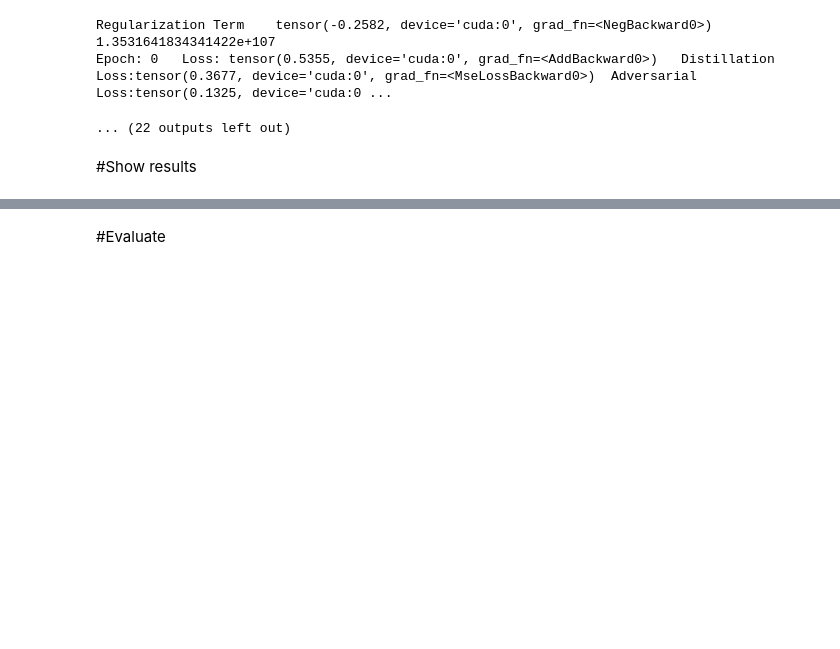
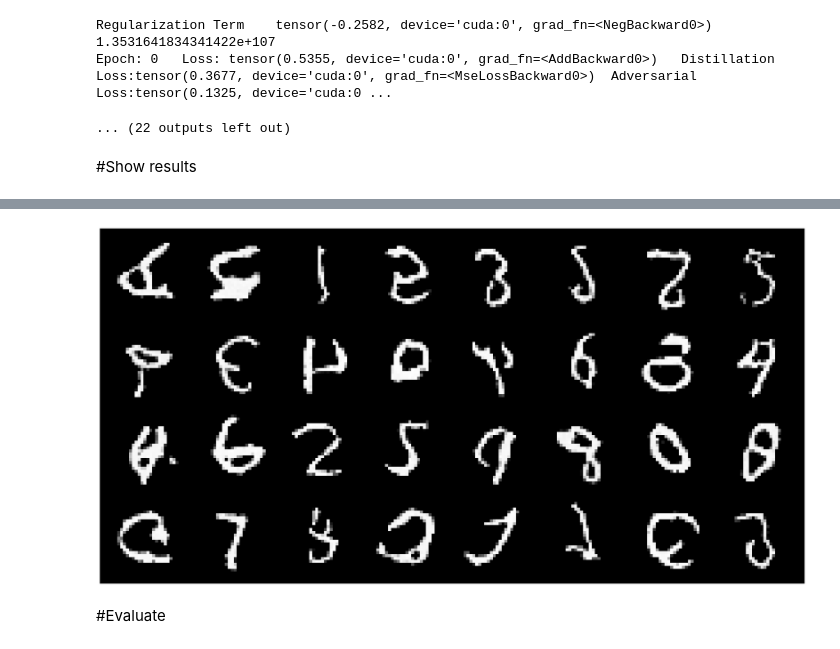
Before and after one commit to FedericoRaschiatore0123/Neural_Network, a Jupyter notebook: Adversarial_Diffusion_Distillation_Last_Version.ipynb, the cells around one changed output, grey strips where cells are left out. Drawn from its saved outputs; the diff is of its cells as text; code cells hidden in the pictures; blank space fills up the shorter version.

```diff
--- a/Adversarial_Diffusion_Distillation_Last_Version.ipynb
+++ b/Adversarial_Diffusion_Distillation_Last_Version.ipynb
@@ -1359,5 +1377,6 @@ with torch.no_grad():
 # %%
 with torch.no_grad():
-  pure_noise = torch.rand([64,1,28,28]).to(device)
+  #pure_noise = torch.rand([64,1,28,28]).to(device)
   teacher_data = sample(teacher_model, pure_noise, image_size=image_size, timestep=800,  batch_size=BATCH_SIZE, channels=channels)
   show_batch(teacher_data[-1].cpu().detach())
+# %% [output]
@@ -1364,2 +1384,3 @@ with torch.no_grad():
+[figure, added]
 # %% [markdown]
 #Evaluate
```
Also changed, not shown: parts of 13 cells of this notebook.
